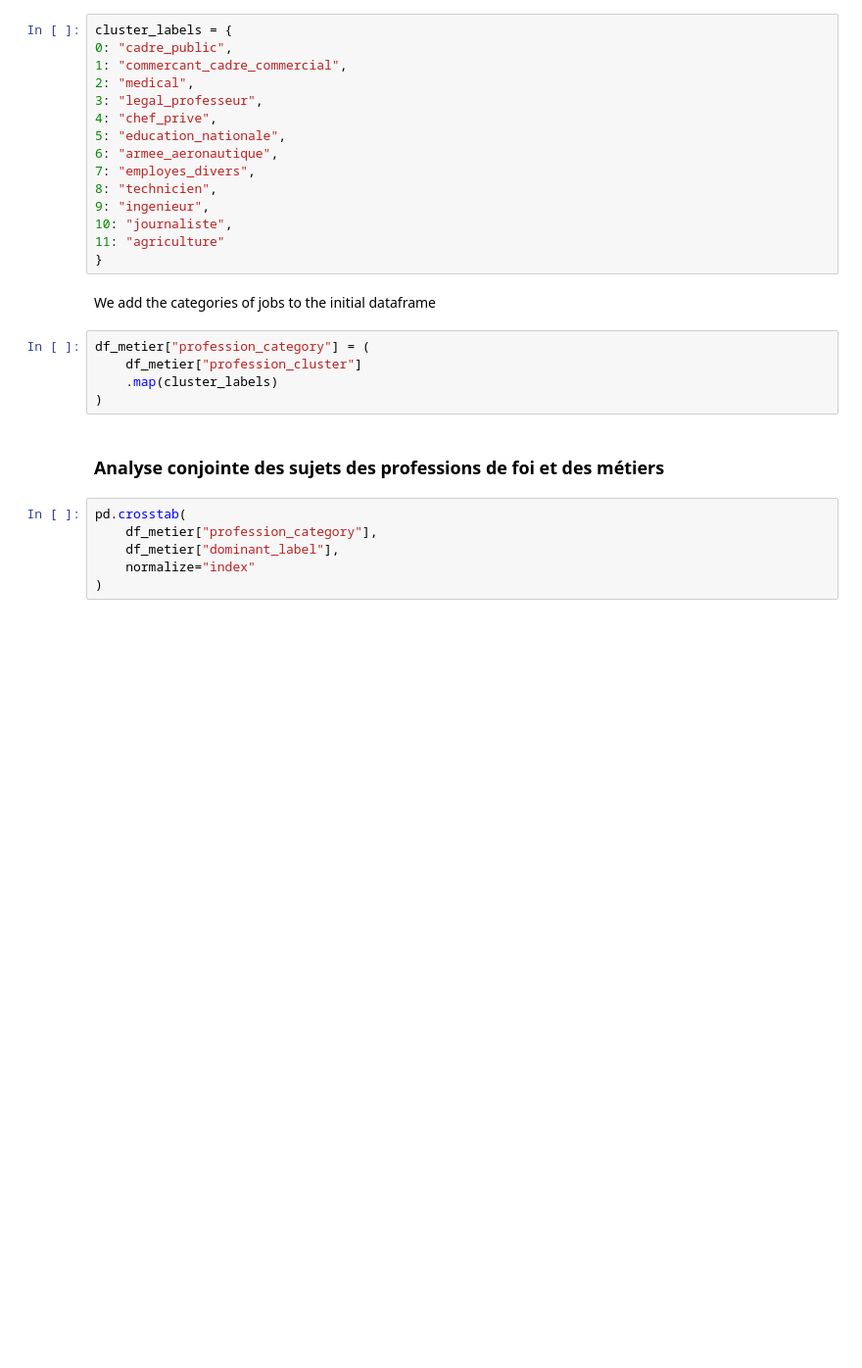
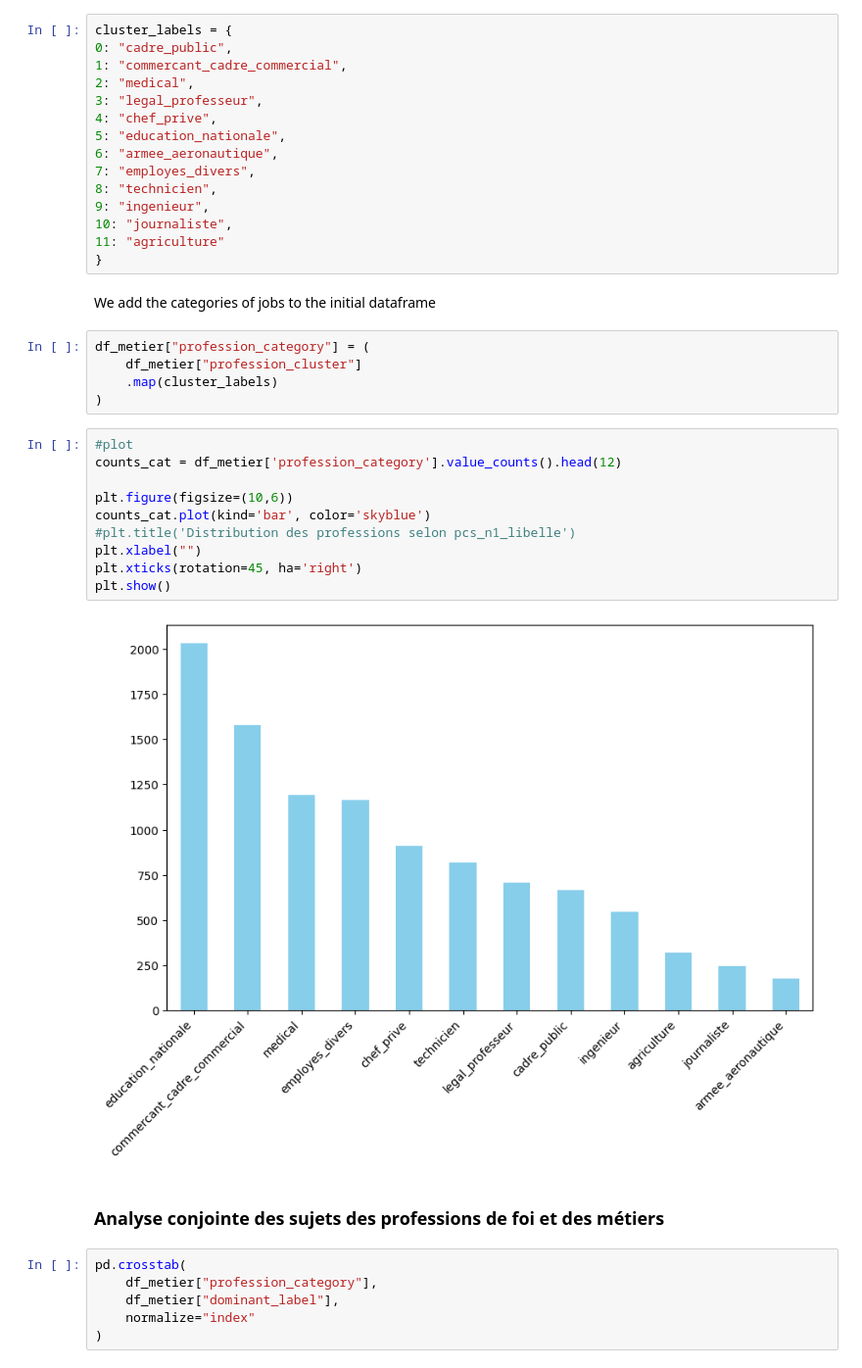
Before and after one commit to CaroLebrun/NLP_3A, a Jupyter notebook: main.ipynb, the cells around one changed output. Shown at 98% size. Saved outputs shown, nothing was run; the diff lists cells and outputs as text; blank space fills up the shorter version.

```diff
--- a/main.ipynb
+++ b/main.ipynb
@@ -1075,6 +1069,18 @@ df_metier["profession_category"] = (
     df_metier["profession_cluster"]
     .map(cluster_labels)
 )
+# %%
+#plot
+counts_cat = df_metier['profession_category'].value_counts().head(12)
+
+plt.figure(figsize=(10,6))
+counts_cat.plot(kind='bar', color='skyblue')
+#plt.title('Distribution des professions selon pcs_n1_libelle')
+plt.xlabel("")
+plt.xticks(rotation=45, ha='right')
+plt.show()
+# %% [output]
+[figure, added]
 # %% [markdown]
 ### Analyse conjointe des sujets des professions de foi et des métiers
 # %%
```
Also changed, not shown: parts of 4 cells of this notebook.
